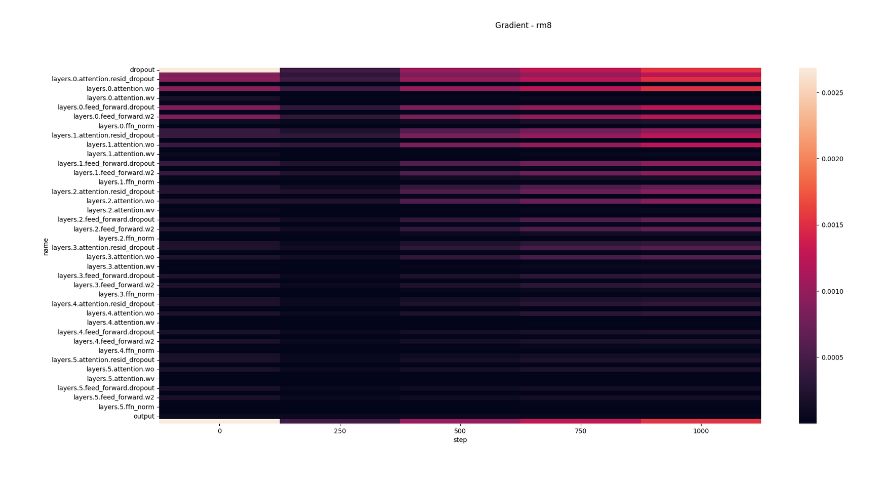
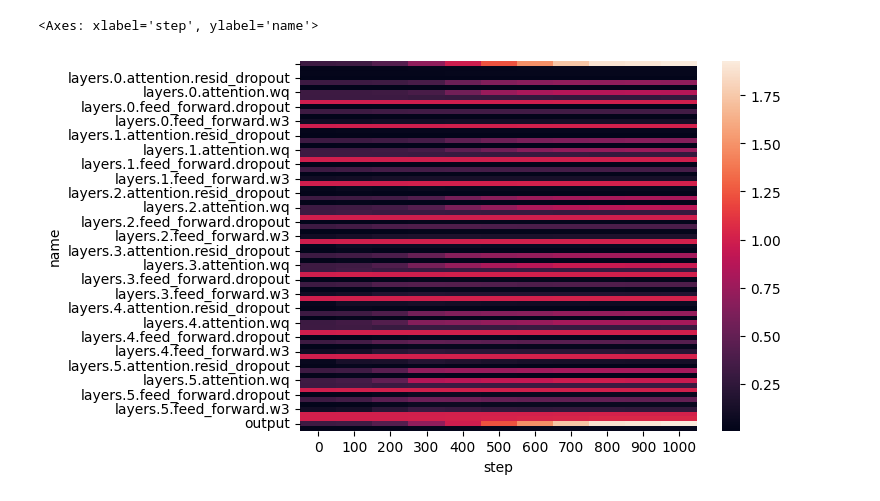
Before and after one commit to graphcore-research/track-and-visualize, a Jupyter notebook: notebooks/lib-demo.ipynb, the cells around one changed output. Saved outputs shown, nothing was run; the diff lists cells and outputs as text; code cells hidden in the pictures.

Commit message:
added an alternative approach which removes the intermediate transform step

```diff
--- a/notebooks/lib-demo.ipynb
+++ b/notebooks/lib-demo.ipynb
@@ -1,26 +1,24 @@
 # %%
 import os
 import sys
 # add local lib to sys path for relative import
 module_path = os.path.abspath(os.path.join('..'))
 if module_path not in sys.path:
     sys.path.append(module_path)
 from src.log import TensorType, LogFrame
 from src import transform
 from src import vis
 
 
 # load DF as a log frame
 lf = LogFrame.from_pickle('../test-data/numerics_df_v2.pkl')
 
-# transform it to the appropriate 'view' for visualisation
-mv = transform.to_master_view(
+vis.alt_global_view(
     lf=lf,
-    tt=TensorType.Gradient,
-    inc=250,
-    scalar_metric='rm8')
-
-# visualise
-vis.mv_heatmap(mv, figsize=(21,10))
+    tt=TensorType.Activation,
+    inc= 100,
+    scalar_metric='std'
+)
 # %% [output]
+<Axes: xlabel='step', ylabel='name'>
-[figure, old version]
+[figure, new version]
```
Also changed, not shown: 3 other files.
